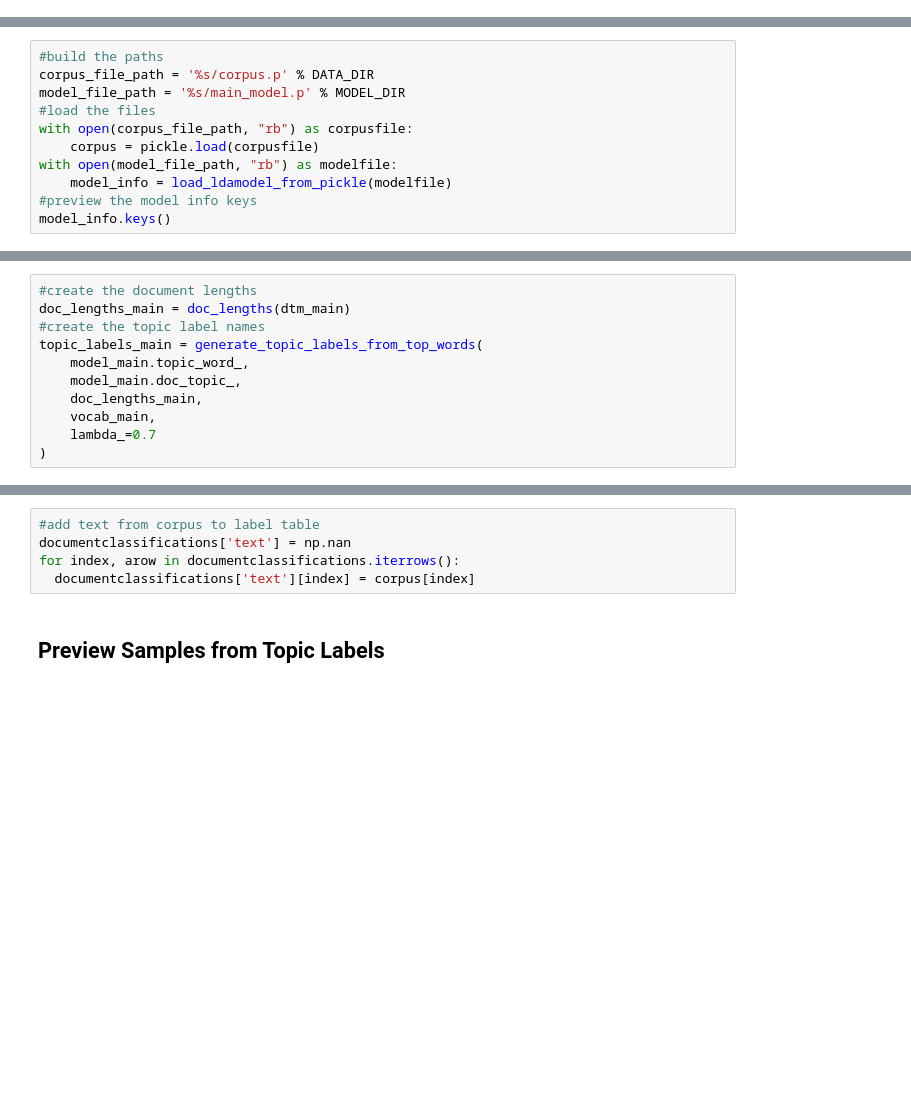
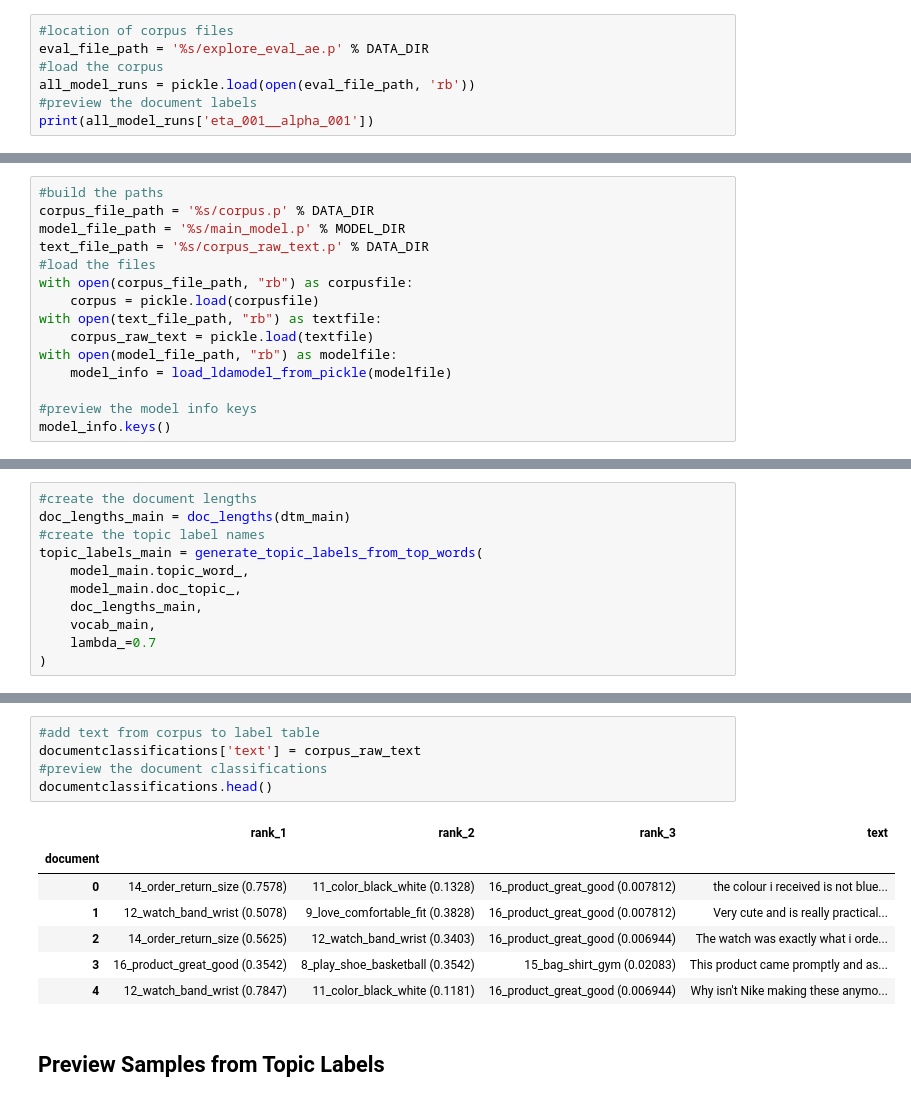
Before and after one commit to TOM-BOHN/MsDS-product-review-topic-modeling, a Jupyter notebook: product_review_topic_modeling.ipynb, the cells around one changed output, grey strips where cells are left out. Cells and saved outputs as stored; diff of their text form; blank space fills up the shorter version.

```diff
--- a/product_review_topic_modeling.ipynb
+++ b/product_review_topic_modeling.ipynb
@@ -959,0 +1023,7 @@ plt.show()
+# %%
+#location of corpus files
+eval_file_path = '%s/explore_eval_ae.p' % DATA_DIR
+#load the corpus
+all_model_runs = pickle.load(open(eval_file_path, 'rb'))
+#preview the document labels
+print(all_model_runs['eta_001__alpha_001'])
@@ -1044,10 +1116,14 @@ with open(model_file_path, "wb") as modelfile:
 #build the paths
 corpus_file_path = '%s/corpus.p' % DATA_DIR
 model_file_path = '%s/main_model.p' % MODEL_DIR
+text_file_path = '%s/corpus_raw_text.p' % DATA_DIR
 #load the files
 with open(corpus_file_path, "rb") as corpusfile:
     corpus = pickle.load(corpusfile)
+with open(text_file_path, "rb") as textfile:
+    corpus_raw_text = pickle.load(textfile)
 with open(model_file_path, "rb") as modelfile:
     model_info = load_ldamodel_from_pickle(modelfile)
+
 #preview the model info keys
 model_info.keys()
@@ -1086,8 +1179,16 @@ documentclassifications.head()
 # %%
 #add text from corpus to label table
-documentclassifications['text'] = np.nan
-for index, arow in documentclassifications.iterrows():
-  documentclassifications['text'][index] = corpus[index]
+documentclassifications['text'] = corpus_raw_text
+#preview the document classifications
+documentclassifications.head()
+# %% [output]
+|  | rank_1 | rank_2 | rank_3 | text |
+| document |  |  |  |  |
+| 0 | 14_order_return_size (0.7578) | 11_color_black_white (0.1328) | 16_product_great_good (0.007812) | the colour i received is not blue... |
+| 1 | 12_watch_band_wrist (0.5078) | 9_love_comfortable_fit (0.3828) | 16_product_great_good (0.007812) | Very cute and is really practical... |
+| 2 | 14_order_return_size (0.5625) | 12_watch_band_wrist (0.3403) | 16_product_great_good (0.006944) | The watch was exactly what i orde... |
+| 3 | 16_product_great_good (0.3542) | 8_play_shoe_basketball (0.3542) | 15_bag_shirt_gym (0.02083) | This product came promptly and as... |
+| 4 | 12_watch_band_wrist (0.7847) | 11_color_black_white (0.1181) | 16_product_great_good (0.006944) | Why isn't Nike making these anymo... |
 # %% [markdown]
 ## Preview Samples from Topic Labels
 # %%
```
Also changed, not shown: parts of 24 cells of this notebook.
